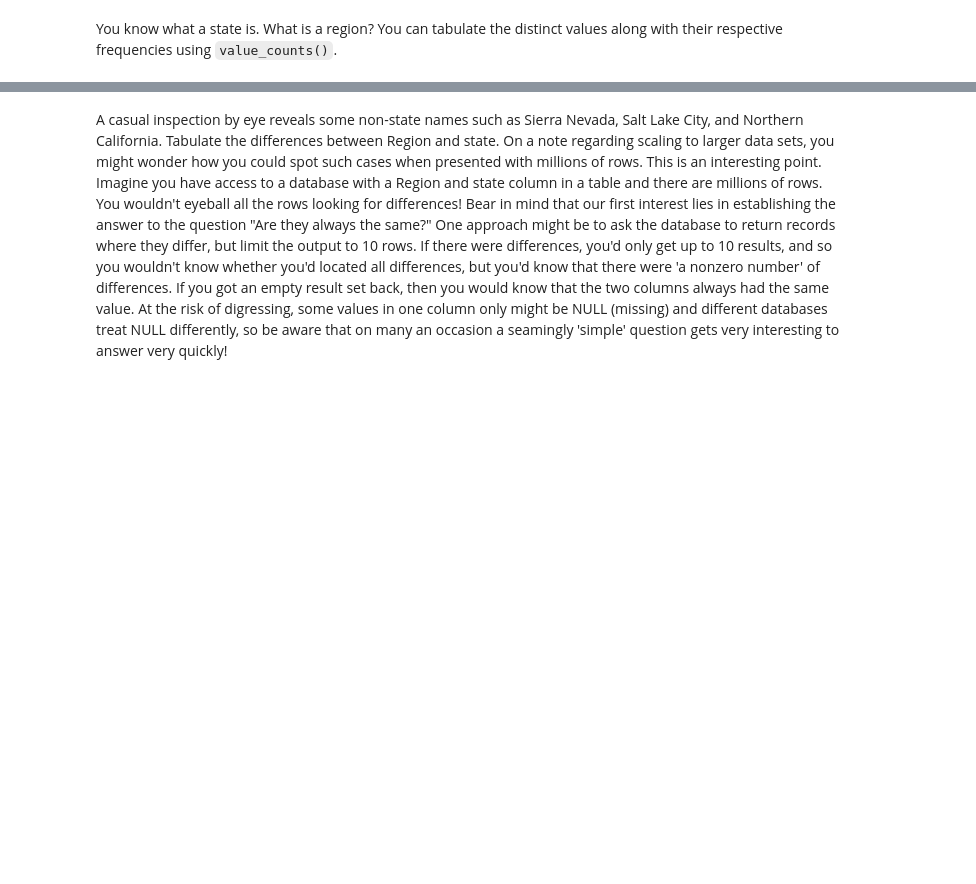
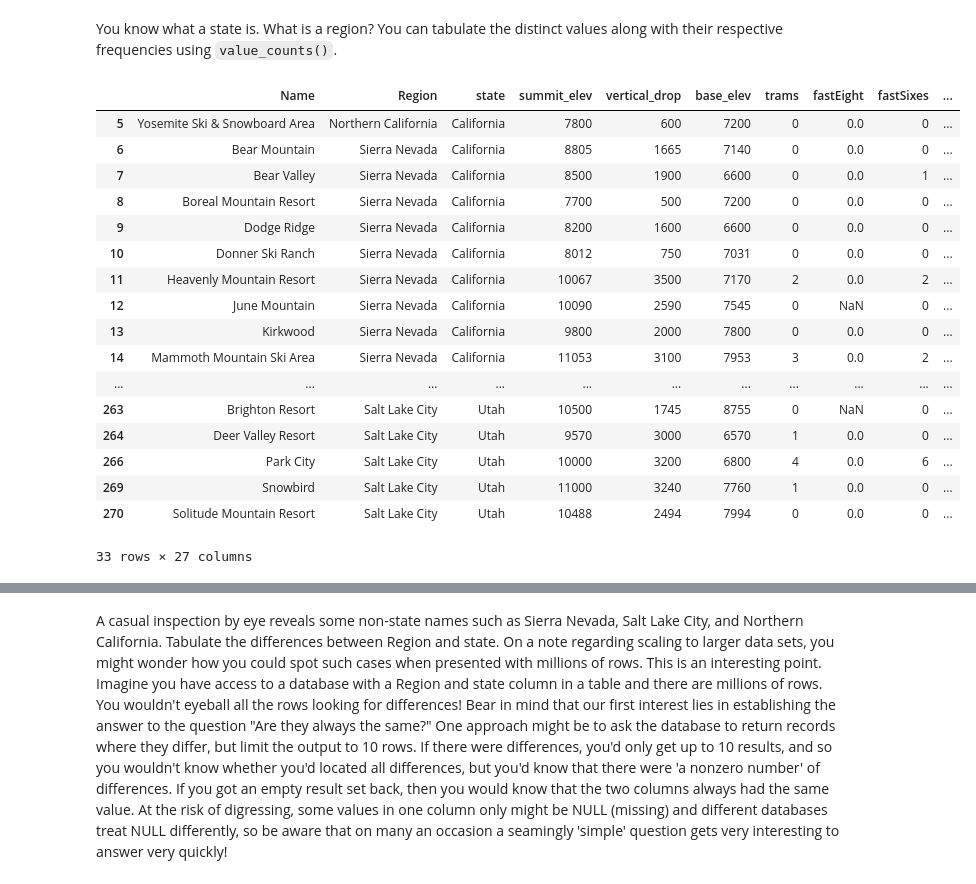
Before and after one commit to vikashkrs/DataScienceGuidedCapstone, a Jupyter notebook: Notebooks/02_data_wrangling.ipynb, the cells around one changed output, grey strips where cells are left out. Saved outputs shown, nothing was run; the diff lists cells and outputs as text; code cells hidden in the pictures; blank space fills up the shorter version.

```diff
--- a/Notebooks/02_data_wrangling.ipynb
+++ b/Notebooks/02_data_wrangling.ipynb
@@ -288,6 +291,28 @@ dtype: int64
 We can say that there are 33 times when region and state are not equal
 # %% [markdown]
 You know what a state is. What is a region? You can tabulate the distinct values along with their respective frequencies using `value_counts()`.
+# %%
+# Displaying the rows where regiona and state differ.
+ski_data[ski_data.Region != ski_data.state]
+# %% [output]
+|  | Name | Region | state | summit_elev | vertical_drop | base_elev | trams | fastEight | fastSixes | ... |
+| 5 | Yosemite Ski & Snowboard Area | Northern California | California | 7800 | 600 | 7200 | 0 | 0.0 | 0 | ... |
+| 6 | Bear Mountain | Sierra Nevada | California | 8805 | 1665 | 7140 | 0 | 0.0 | 0 | ... |
+| 7 | Bear Valley | Sierra Nevada | California | 8500 | 1900 | 6600 | 0 | 0.0 | 1 | ... |
+| 8 | Boreal Mountain Resort | Sierra Nevada | California | 7700 | 500 | 7200 | 0 | 0.0 | 0 | ... |
+| 9 | Dodge Ridge | Sierra Nevada | California | 8200 | 1600 | 6600 | 0 | 0.0 | 0 | ... |
+| 10 | Donner Ski Ranch | Sierra Nevada | California | 8012 | 750 | 7031 | 0 | 0.0 | 0 | ... |
+| 11 | Heavenly Mountain Resort | Sierra Nevada | California | 10067 | 3500 | 7170 | 2 | 0.0 | 2 | ... |
+| 12 | June Mountain | Sierra Nevada | California | 10090 | 2590 | 7545 | 0 | NaN | 0 | ... |
+| 13 | Kirkwood | Sierra Nevada | California | 9800 | 2000 | 7800 | 0 | 0.0 | 0 | ... |
+| 14 | Mammoth Mountain Ski Area | Sierra Nevada | California | 11053 | 3100 | 7953 | 3 | 0.0 | 2 | ... |
+| ... | ... | ... | ... | ... | ... | ... | ... | ... | ... | ... |
+| 263 | Brighton Resort | Salt Lake City | Utah | 10500 | 1745 | 8755 | 0 | NaN | 0 | ... |
+| 264 | Deer Valley Resort | Salt Lake City | Utah | 9570 | 3000 | 6570 | 1 | 0.0 | 0 | ... |
+| 266 | Park City | Salt Lake City | Utah | 10000 | 3200 | 6800 | 4 | 0.0 | 6 | ... |
+| 269 | Snowbird | Salt Lake City | Utah | 11000 | 3240 | 7760 | 1 | 0.0 | 0 | ... |
+| 270 | Solitude Mountain Resort | Salt Lake City | Utah | 10488 | 2494 | 7994 | 0 | 0.0 | 0 | ... |
+33 rows × 27 columns
 # %%
 ski_data['Region'].value_counts()
 # %% [output]
```
Also changed, not shown: parts of 23 cells of this notebook.
